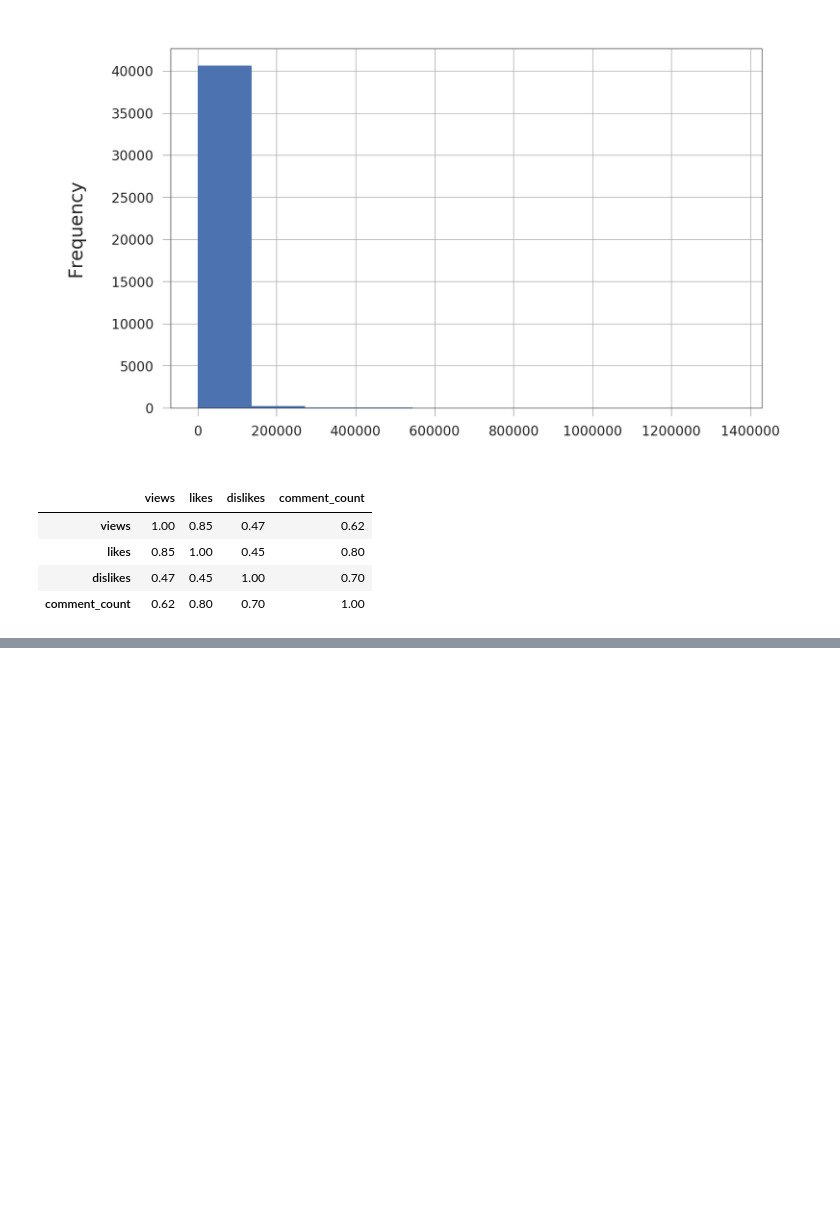
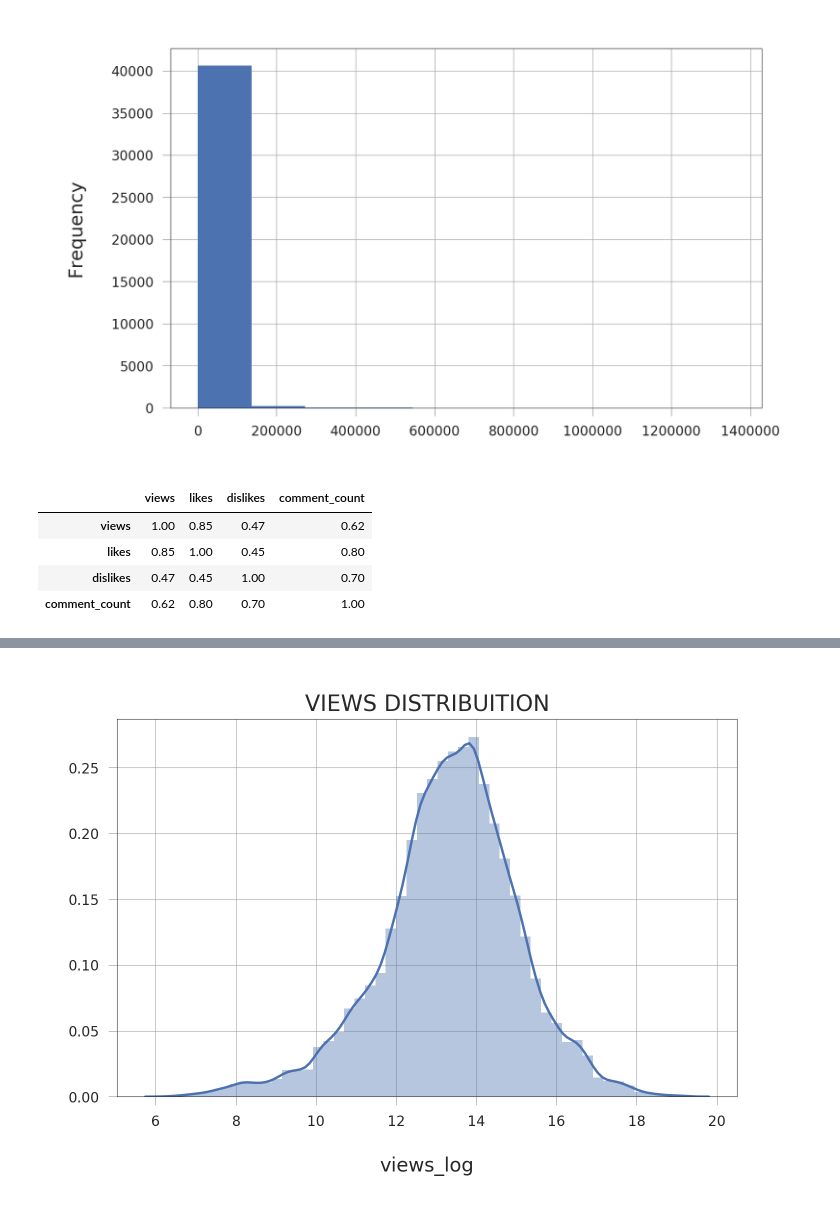
Before and after one commit to AbhinavShank/Youtube-Trending, a Jupyter notebook: YTAnalysis_USA.ipynb, the cells around one changed output, grey strips where cells are left out. Drawn from its saved outputs; the diff is of its cells as text; code cells hidden in the pictures; blank space fills up the shorter version.

```diff
--- a/YTAnalysis_USA.ipynb
+++ b/YTAnalysis_USA.ipynb
@@ -303,0 +308,11 @@ corr_matrix
+# %%
+df['likes_log'] = np.log(df['likes'] + 1)
+df['views_log'] = np.log(df['views'] + 1)
+df['dislikes_log'] = np.log(df['dislikes'] + 1)
+df['comment_log'] = np.log(df['comment_count'] + 1)
+
+
+g1 = sns.distplot(df['views_log'])
+g1.set_title("VIEWS DISTRIBUITION", fontsize=16);
+# %% [output]
+[figure, added]
```
Also changed, not shown: parts of 21 cells of this notebook.
